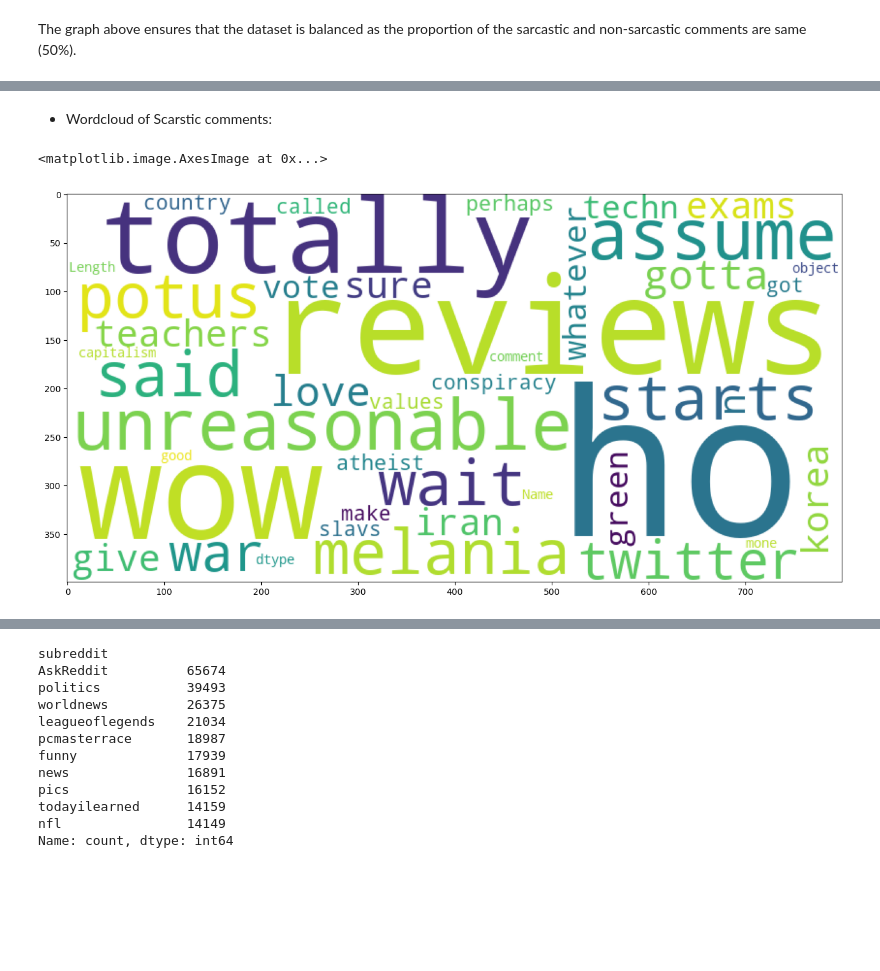
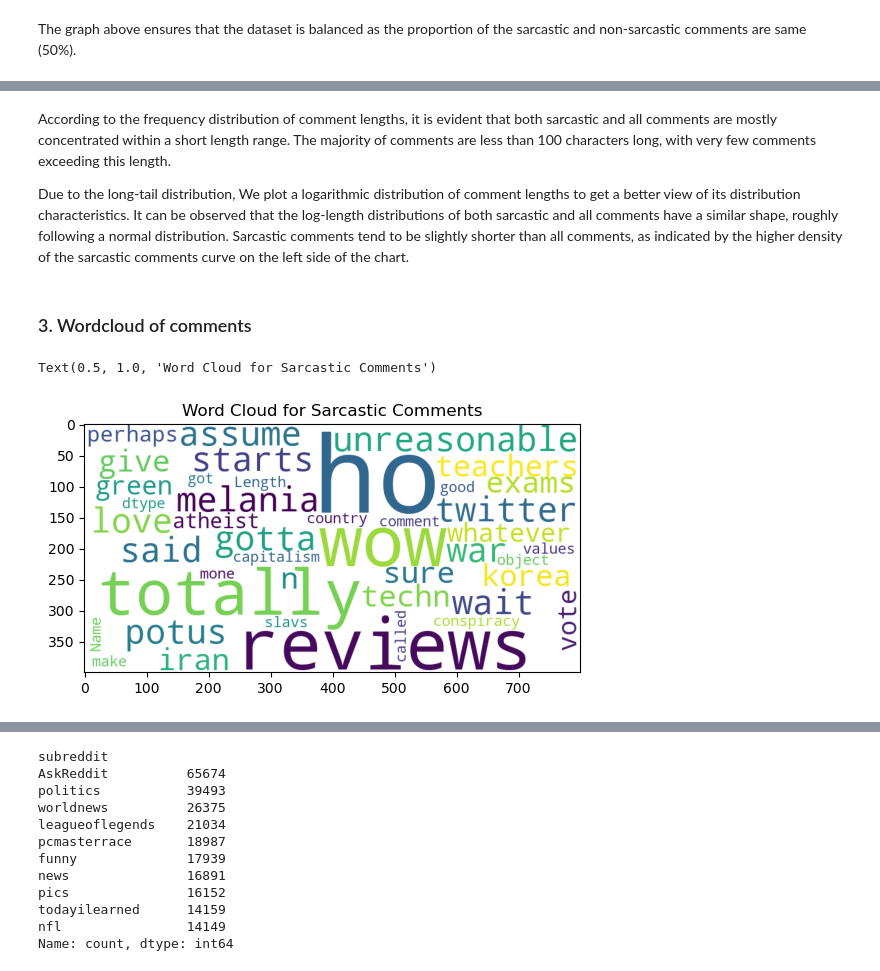
Before and after one commit to tgolaz/contextual_hatespeech, a Jupyter notebook: sarcasm_reddit_eda.ipynb, the cells around one changed output, grey strips where cells are left out. Saved outputs shown, nothing was run; the diff lists cells and outputs as text; code cells hidden in the pictures; blank space fills up the shorter version.

```diff
--- a/sarcasm_reddit_eda.ipynb
+++ b/sarcasm_reddit_eda.ipynb
@@ -115,15 +143,19 @@ plt.show()
+# %% [markdown]
+According to the frequency distribution of comment lengths, it is evident that both sarcastic and all comments are mostly concentrated within a short length range. The majority of comments are less than 100 characters long, with very few comments exceeding this length.
+
+Due to the long-tail distribution, We plot a logarithmic distribution of comment lengths to get a better view of its distribution characteristics. It can be observed that the log-length distributions of both sarcastic and all comments have a similar shape, roughly following a normal distribution. Sarcastic comments tend to be slightly shorter than all comments, as indicated by the higher density of the sarcastic comments curve on the left side of the chart.
 # %% [markdown]
-- Wordcloud of Scarstic comments:
+### 3. Wordcloud of comments
 # %%
 from wordcloud import WordCloud, STOPWORDS
 wordcloud = WordCloud(stopwords = STOPWORDS, background_color = 'white', #max_words = 200,
                       #max_font_size = 100, random_state = 17,
                       width=800, height=400)
 
-plt.figure(figsize=(16, 12))
+# Word cloud for sarcastic comments
 wordcloud.generate(str(df.loc[df['label'] == 1, 'comment']))
-#plt.grid(b= False)
 plt.imshow(wordcloud)
+plt.title('Word Cloud for Sarcastic Comments')
 # %% [output]
-<matplotlib.image.AxesImage at 0x...>
+Text(0.5, 1.0, 'Word Cloud for Sarcastic Comments')
-[figure, old version]
+[figure, new version]
```
Also changed, not shown: parts of 37 cells of this notebook.
